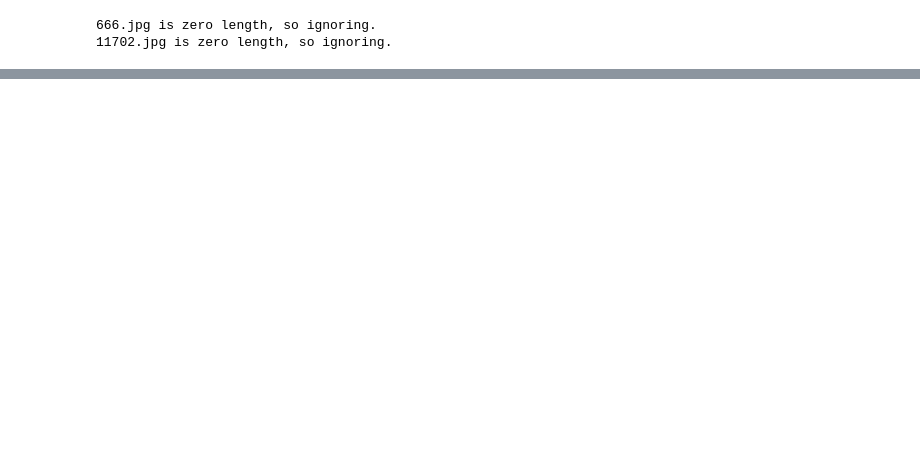
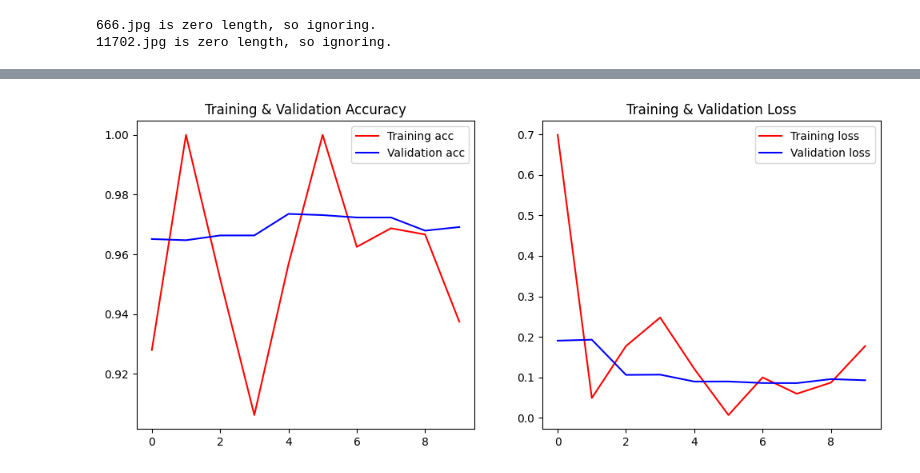
Before and after one commit to guscassiano/Dio_ML_bootcamp, a Jupyter notebook: Cats-vs-Dogs.ipynb, the cells around one changed output, grey strips where cells are left out. Drawn from its saved outputs; the diff is of its cells as text; code cells hidden in the pictures; blank space fills up the shorter version.

```diff
--- a/Cats-vs-Dogs.ipynb
+++ b/Cats-vs-Dogs.ipynb
@@ -159,0 +154,9 @@ history = model.fit(train_generator, epochs=15, steps_per_epoch=90,
+# %%
+# Treinamento
+history = model.fit(
+    train_generator,
+    validation_data=validation_generator,
+    epochs=10,
+    steps_per_epoch=train_generator.samples // BATCH_SIZE,
+    validation_steps=validation_generator.samples // BATCH_SIZE
+)
@@ -160,34 +186,26 @@ history = model.fit(train_generator, epochs=15, steps_per_epoch=90,
 # %%
-%matplotlib inline
-
-import matplotlib.image  as mpimg
+# Visualização dos resultados
 import matplotlib.pyplot as plt
 
-#-----------------------------------------------------------
-# Retrieve a list of list results on training and test data
-# sets for each training epoch
-#-----------------------------------------------------------
-acc=history.history['acc']
-val_acc=history.history['val_acc']
-loss=history.history['loss']
-val_loss=history.history['val_loss']
+acc = history.history['accuracy']
+val_acc = history.history['val_accuracy']
+loss = history.history['loss']
+val_loss = history.history['val_loss']
+epochs = range(len(acc))
 
-epochs=range(len(acc)) # Get number of epochs
+plt.figure(figsize=(12, 5))
+plt.subplot(1, 2, 1)
+plt.plot(epochs, acc, 'r', label='Training acc')
+plt.plot(epochs, val_acc, 'b', label='Validation acc')
+plt.title('Training & Validation Accuracy')
+plt.legend()
 
-#------------------------------------------------
-# Plot training and validation accuracy per epoch
-#------------------------------------------------
-plt.plot(epochs, acc, 'r', "Training Accuracy")
-plt.plot(epochs, val_acc, 'b', "Validation Accuracy")
-plt.title('Training and validation accuracy')
-plt.figure()
+plt.subplot(1, 2, 2)
+plt.plot(epochs, loss, 'r', label='Training loss')
+plt.plot(epochs, val_loss, 'b', label='Validation loss')
+plt.title('Training & Validation Loss')
+plt.legend()
 
-#------------------------------------------------
-# Plot training and validation loss per epoch
-#------------------------------------------------
-plt.plot(epochs, loss, 'r', "Training Loss")
-plt.plot(epochs, val_loss, 'b', "Validation Loss")
-plt.figure()
-
-
-# Desired output. Charts with training and validation metrics. No crash :)
+plt.show()
+# %% [output]
+[figure, added]
```
Also changed, not shown: parts of 18 cells of this notebook.
